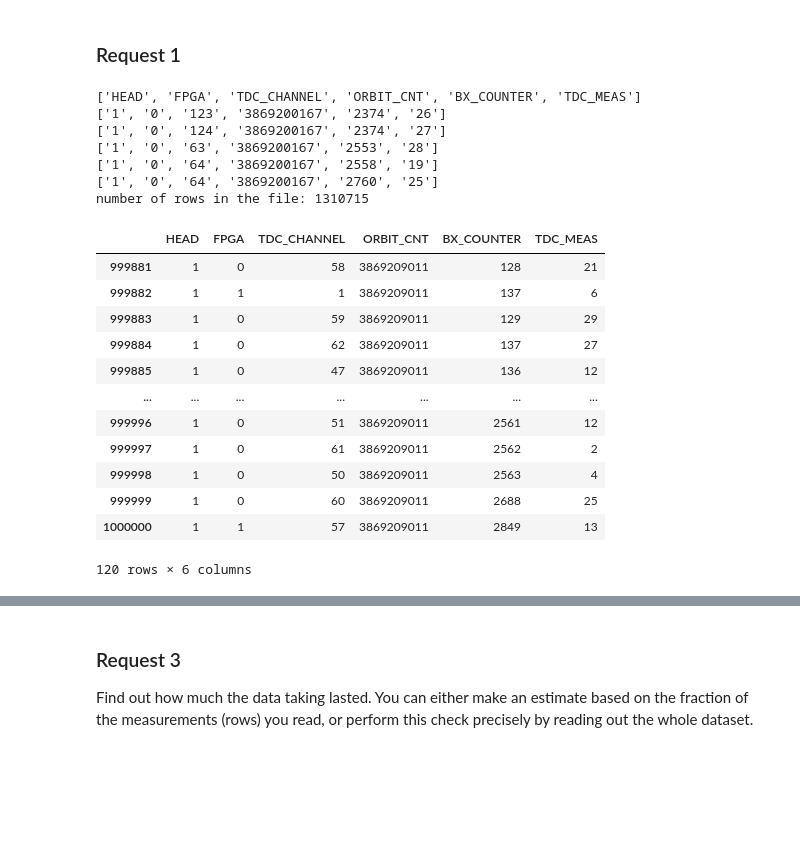
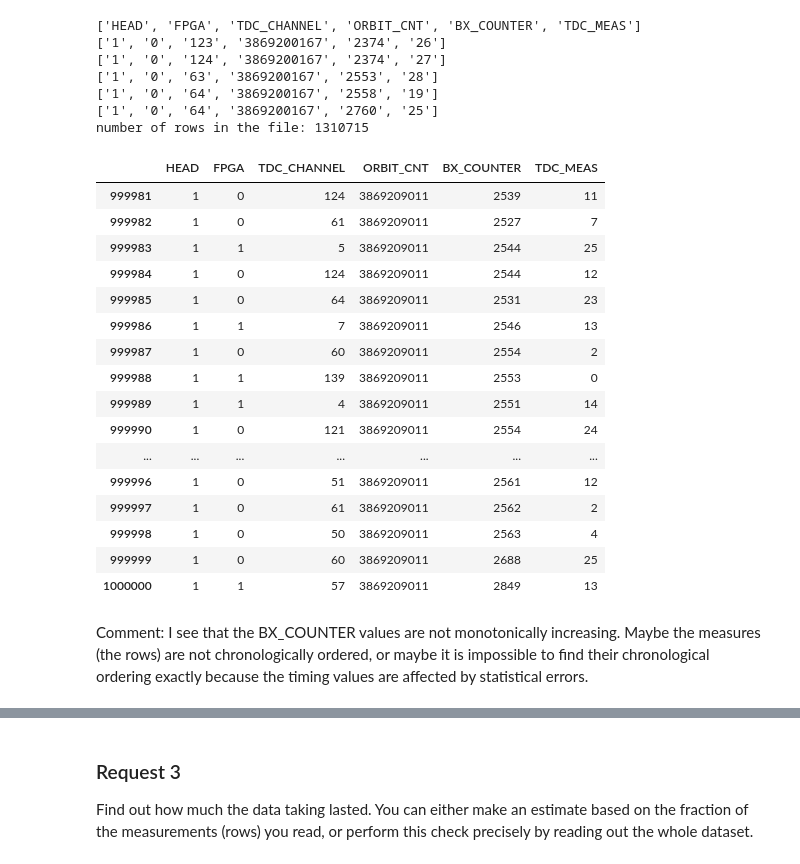
Before and after one commit to miriamzara/LaboratoryOfComputationalPhysics_Y7, a Jupyter notebook: 06_Pandas/06ex_Pandas.ipynb, the cells around one changed output, grey strips where cells are left out. Saved outputs shown, nothing was run; the diff lists cells and outputs as text; code cells hidden in the pictures; blank space fills up the shorter version.

```diff
--- a/06_Pandas/06ex_Pandas.ipynb
+++ b/06_Pandas/06ex_Pandas.ipynb
@@ -37,2 +46,0 @@ Each TDC count corresponds to 25/30 ns, *whereas a unit of BX_COUNTER correspond
-# %% [markdown]
-### Request 1
@@ -68,21 +71,26 @@ number of rows in the file: 1310715
 # %%
 N = np.power(10, 6)
 df = pd.read_csv(filepath_or_buffer= filename, nrows= (N + 1))
-# nrows : int, optional
-# Number of rows of file to read. Useful for reading pieces of large files
-df.tail(120)
+# nrows : int, optional.  Number of rows of file to read. Useful for reading pieces of large files
+df.tail(20)
 # %% [output]
 |  | HEAD | FPGA | TDC_CHANNEL | ORBIT_CNT | BX_COUNTER | TDC_MEAS |
-| 999881 | 1 | 0 | 58 | 3869209011 | 128 | 21 |
-| 999882 | 1 | 1 | 1 | 3869209011 | 137 | 6 |
-| 999883 | 1 | 0 | 59 | 3869209011 | 129 | 29 |
-| 999884 | 1 | 0 | 62 | 3869209011 | 137 | 27 |
-| 999885 | 1 | 0 | 47 | 3869209011 | 136 | 12 |
+| 999981 | 1 | 0 | 124 | 3869209011 | 2539 | 11 |
+| 999982 | 1 | 0 | 61 | 3869209011 | 2527 | 7 |
+| 999983 | 1 | 1 | 5 | 3869209011 | 2544 | 25 |
+| 999984 | 1 | 0 | 124 | 3869209011 | 2544 | 12 |
+| 999985 | 1 | 0 | 64 | 3869209011 | 2531 | 23 |
+| 999986 | 1 | 1 | 7 | 3869209011 | 2546 | 13 |
+| 999987 | 1 | 0 | 60 | 3869209011 | 2554 | 2 |
+| 999988 | 1 | 1 | 139 | 3869209011 | 2553 | 0 |
+| 999989 | 1 | 1 | 4 | 3869209011 | 2551 | 14 |
+| 999990 | 1 | 0 | 121 | 3869209011 | 2554 | 24 |
 | ... | ... | ... | ... | ... | ... | ... |
 | 999996 | 1 | 0 | 51 | 3869209011 | 2561 | 12 |
 | 999997 | 1 | 0 | 61 | 3869209011 | 2562 | 2 |
 | 999998 | 1 | 0 | 50 | 3869209011 | 2563 | 4 |
 | 999999 | 1 | 0 | 60 | 3869209011 | 2688 | 25 |
 | 1000000 | 1 | 1 | 57 | 3869209011 | 2849 | 13 |
-120 rows × 6 columns
+# %% [markdown]
+Comment: I see that the BX_COUNTER values are not monotonically increasing. Maybe the measures (the rows) are not chronologically ordered, or maybe it is impossible to find their chronological ordering exactly because the timing values are affected by statistical errors.
 # %% [markdown]
```
Also changed, not shown: parts of 23 cells of this notebook, 7 other files.
